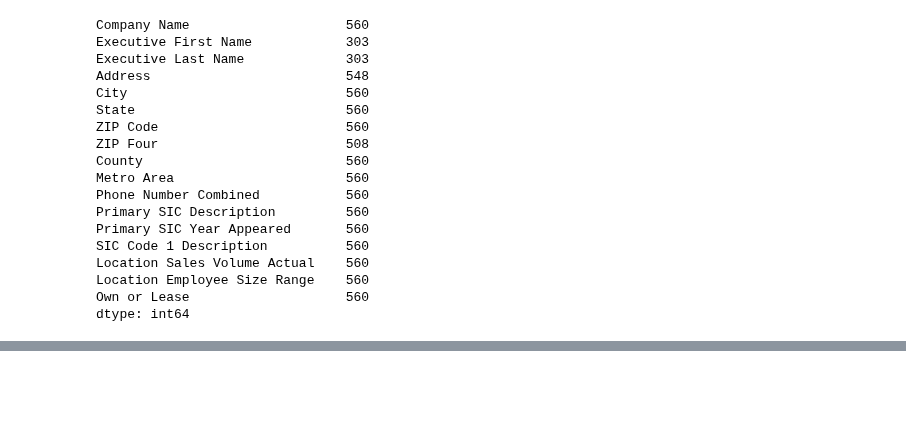
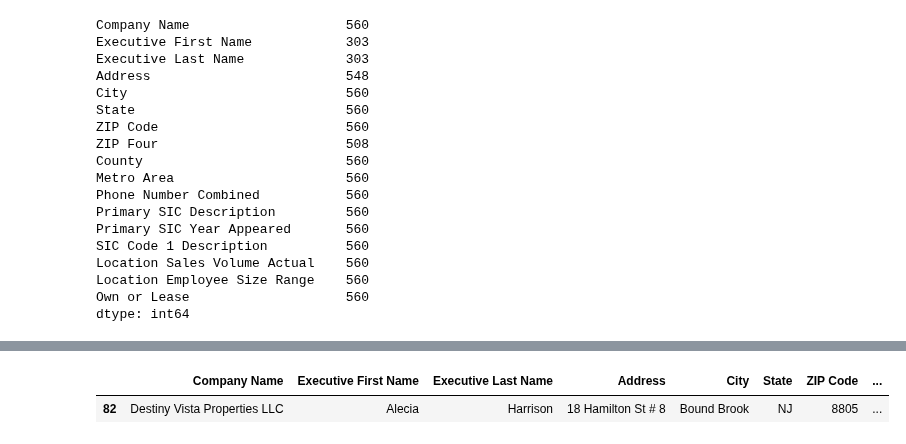
Before and after one commit to cavallon/Absentee_Owner_Data_Cleaning, a Jupyter notebook: business_name_cleaning.ipynb, the cells around one changed output, grey strips where cells are left out. Cells and saved outputs as stored; diff of their text form; code cells hidden in the pictures; blank space fills up the shorter version.

```diff
--- a/business_name_cleaning.ipynb
+++ b/business_name_cleaning.ipynb
@@ -54,0 +121,7 @@ df_cleaned = df.dropna()
+# %%
+filtered_df = df_cleaned[df_cleaned['Primary SIC Description'] == 'Building Cleaning/Maintenance Svcs']
+
+filtered_df
+# %% [output]
+|  | Company Name | Executive First Name | Executive Last Name | Address | City | State | ZIP Code | ... |
+| 82 | Destiny Vista Properties LLC | Alecia | Harrison | 18 Hamilton St # 8 | Bound Brook | NJ | 8805 | ... |
```
Also changed, not shown: parts of 12 cells of this notebook, 1 other file.
